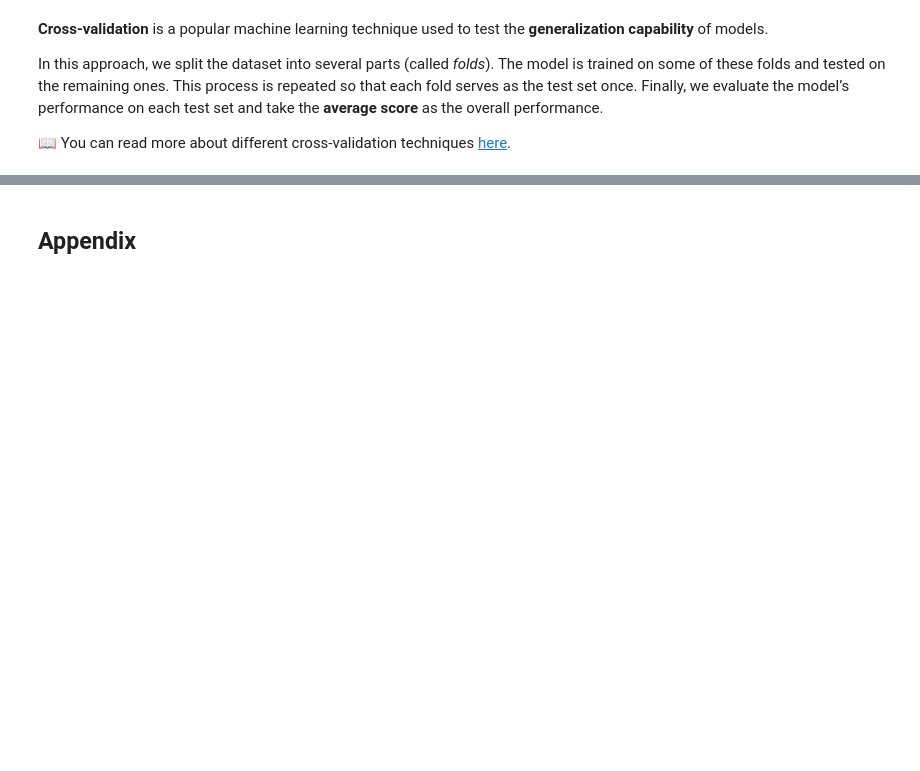
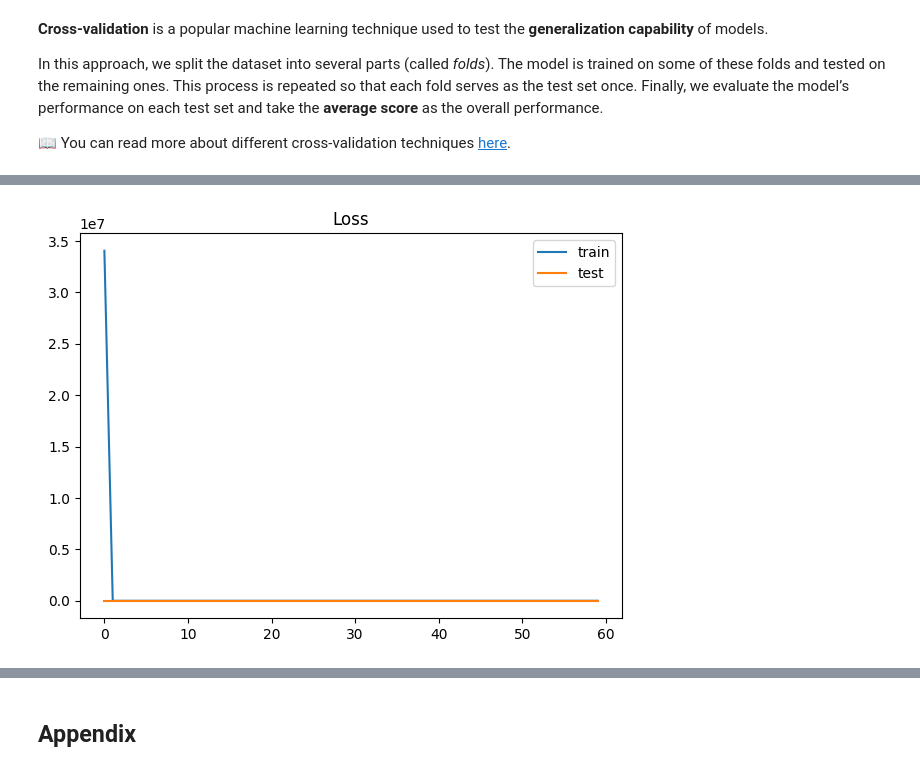
Before and after one commit to deep-learning-indaba/indaba-pracs-2025, a Jupyter notebook: practicals/ML_Foundation/Part_3/Machine_learning_evaluation_and_generalisation.ipynb, the cells around one changed output, grey strips where cells are left out. Cells and saved outputs as stored; diff of their text form; code cells hidden in the pictures; blank space fills up the shorter version.

```diff
--- a/practicals/ML_Foundation/Part_3/Machine_learning_evaluation_and_generalisation.ipynb
+++ b/practicals/ML_Foundation/Part_3/Machine_learning_evaluation_and_generalisation.ipynb
@@ -635,0 +811,18 @@ In this approach, we split the dataset into several parts (called *folds*). The
+# %%
+#@title 🔬 TEST: Build a model with random normal and uniform initialisation
+batch_size = 32
+train_ds = train_dataset.shuffle(1000).batch(batch_size)
+test_ds  = test_dataset.batch(batch_size)
+
+input_size = 30
+output_sizes = [64, 64, 1]
+
+# normal
+model_n, params_n, opt_n, state_n = get_model_and_optimizer(
+    input_size, output_sizes, seed=0, lr=1e-3, init_type="normal", normal_std_val=0.05)
+
+# uniform
+model_u, params_u, opt_u, state_u = get_model_and_optimizer(
+    input_size, output_sizes, seed=0, lr=1e-3, init_type="uniform", uniform_limit_val=0.1)
+
+print("OK: models initialised with normal and uniform.")
@@ -635,0 +1069,21 @@ In this approach, we split the dataset into several parts (called *folds*). The
+# %%
+#@title Train small MLP with low/good/high learning rates (SGD)
+def run_lr(lr):
+    model, params, opt, state = get_model_and_optimizer(
+        input_size=30, output_sizes=[32, 32, 1], seed=0, lr=lr, init_type="he")
+    mh = {"train_loss": [], "test_loss": []}
+    # swap optimizer to SGD for this experiment
+    opt = optax.sgd(learning_rate=lr)
+    state = opt.init(params)
+    params2, state2, mh = train(epochs=60, params=params, model=model,
+                                optimizer=opt, opt_state=state,
+                                loss_grad_fn=loss_grad_fn, loss_fn=loss_func,
+                                train_ds=train_ds, test_ds=test_ds,
+                                metrics_history=mh)
+    return mh
+
+mh_low  = run_lr(1e-4)
+mh_good = run_lr(1e-2)
+mh_high = run_lr(5e-1)
+# %% [output]
+[figure, added]
```
Also changed, not shown: parts of 49 cells of this notebook.
